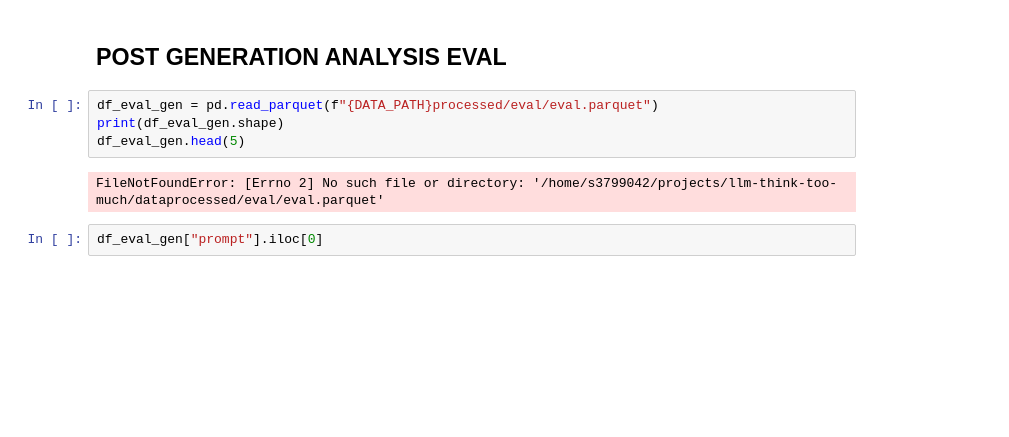
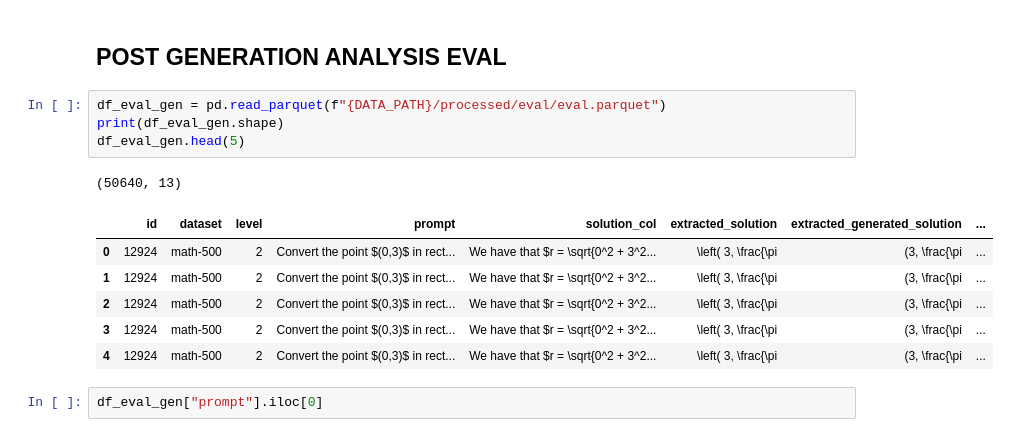
Before and after one commit to SebastianJitaru29/llm-think-too-much, a Jupyter notebook: data/processing/notebooks/data_extraction.ipynb, the cells around one changed output. Drawn from its saved outputs; the diff is of its cells as text; blank space fills up the shorter version.

Commit message:
feat: fixed eval_pipeline

```diff
--- a/data/processing/notebooks/data_extraction.ipynb
+++ b/data/processing/notebooks/data_extraction.ipynb
@@ -375,11 +379,17 @@ df_eval[df_eval["dataset"] == "olympiad"].head()
 # %% [markdown]
 ## POST GENERATION ANALYSIS EVAL
 # %%
-df_eval_gen = pd.read_parquet(f"{DATA_PATH}processed/eval/eval.parquet")
+df_eval_gen = pd.read_parquet(f"{DATA_PATH}/processed/eval/eval.parquet")
 print(df_eval_gen.shape)
 df_eval_gen.head(5)
 # %% [output]
-FileNotFoundError: [Errno 2] No such file or directory: '/home/s3799042/projects/llm-think-too-much/dataprocessed/eval/eval.parquet'
+(50640, 13)
+|  | id | dataset | level | prompt | solution_col | extracted_solution | extracted_generated_solution | ... |
+| 0 | 12924 | math-500 | 2 | Convert the point $(0,3)$ in rect... | We have that $r = \sqrt{0^2 + 3^2... | \left( 3, \frac{\pi | (3, \frac{\pi | ... |
+| 1 | 12924 | math-500 | 2 | Convert the point $(0,3)$ in rect... | We have that $r = \sqrt{0^2 + 3^2... | \left( 3, \frac{\pi | (3, \frac{\pi | ... |
+| 2 | 12924 | math-500 | 2 | Convert the point $(0,3)$ in rect... | We have that $r = \sqrt{0^2 + 3^2... | \left( 3, \frac{\pi | (3, \frac{\pi | ... |
+| 3 | 12924 | math-500 | 2 | Convert the point $(0,3)$ in rect... | We have that $r = \sqrt{0^2 + 3^2... | \left( 3, \frac{\pi | (3, \frac{\pi | ... |
+| 4 | 12924 | math-500 | 2 | Convert the point $(0,3)$ in rect... | We have that $r = \sqrt{0^2 + 3^2... | \left( 3, \frac{\pi | (3, \frac{\pi | ... |
 # %%
 df_eval_gen["prompt"].iloc[0]
 # %% [output]
```
Also changed, not shown: parts of 7 cells of this notebook, 20 other files.
